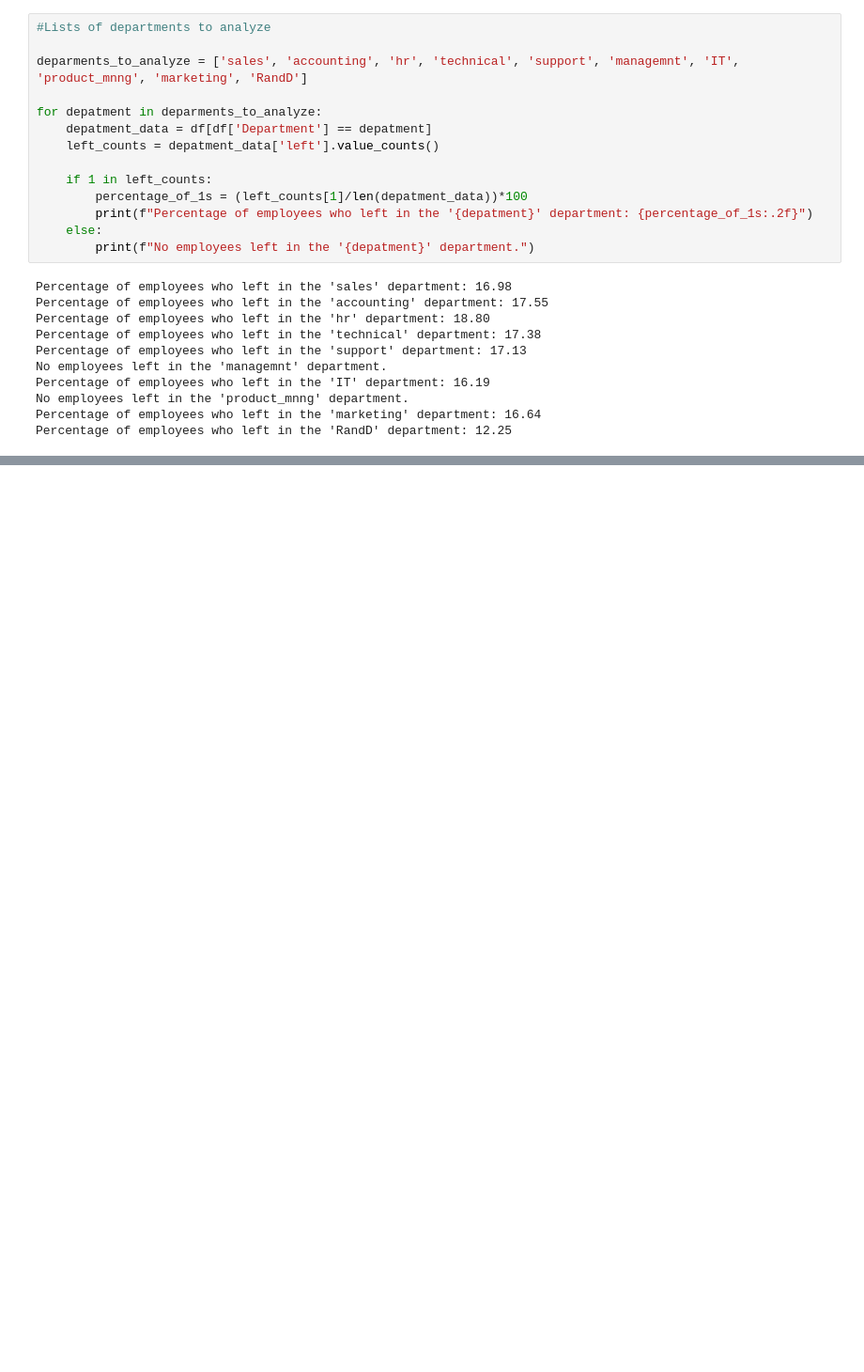
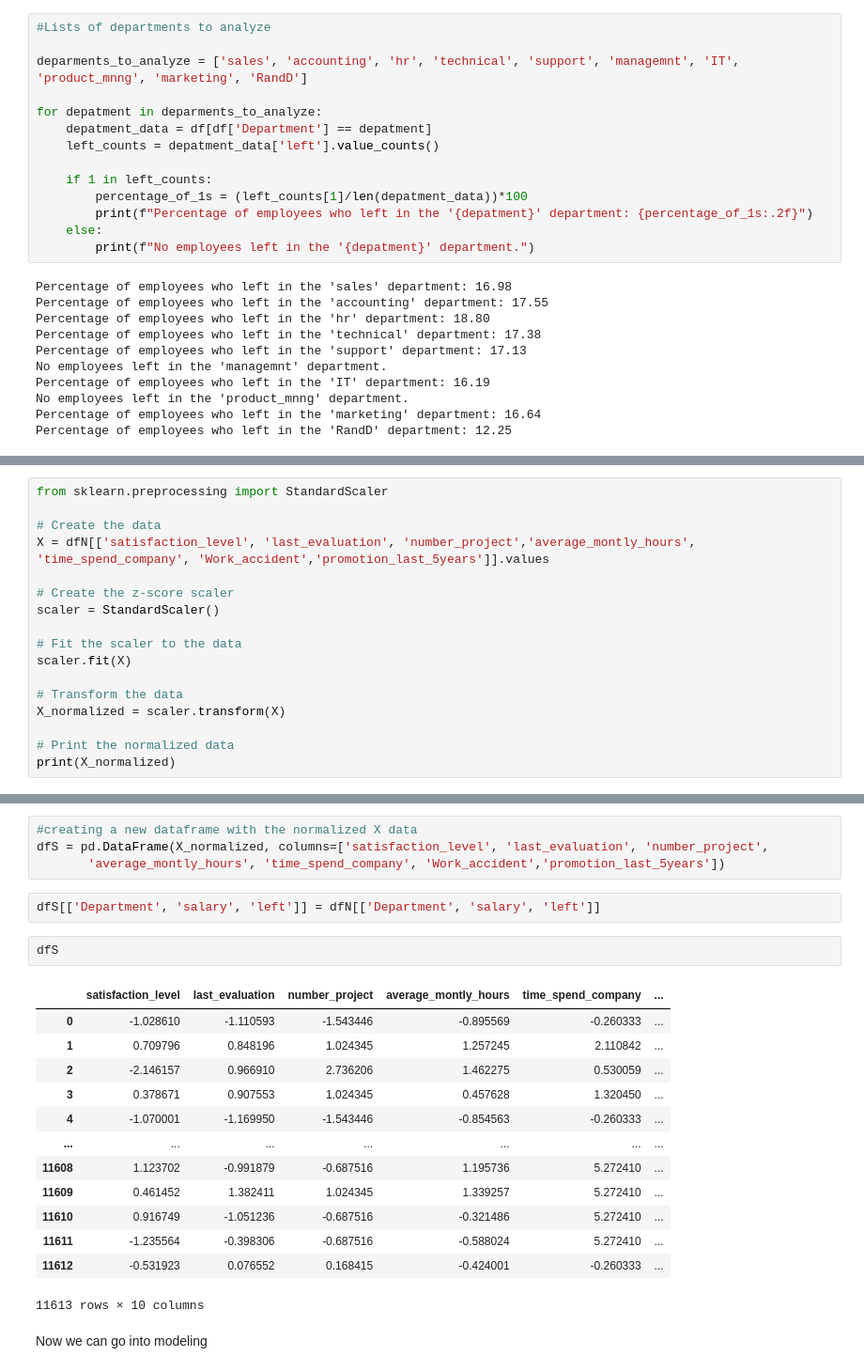
Before and after one commit to chuck-ankit/Python, a Jupyter notebook: Learning/08c_Logistic_Regression.ipynb, the cells around one changed output, grey strips where cells are left out. Shown at 94% size. Cells and saved outputs as stored; diff of their text form; blank space fills up the shorter version.

```diff
--- a/Learning/08c_Logistic_Regression.ipynb
+++ b/Learning/08c_Logistic_Regression.ipynb
@@ -221,0 +379,17 @@ From our analysis, it shows that more employees are leaving the 'HR' department
+# %%
+from sklearn.preprocessing import StandardScaler
+
+# Create the data
+X = dfN[['satisfaction_level', 'last_evaluation', 'number_project','average_montly_hours', 'time_spend_company', 'Work_accident','promotion_last_5years']].values
+
+# Create the z-score scaler
+scaler = StandardScaler()
+
+# Fit the scaler to the data
+scaler.fit(X)
+
+# Transform the data
+X_normalized = scaler.transform(X)
+
+# Print the normalized data
+print(X_normalized)
@@ -221,0 +410,24 @@ From our analysis, it shows that more employees are leaving the 'HR' department
+# %%
+#creating a new dataframe with the normalized X data
+dfS = pd.DataFrame(X_normalized, columns=['satisfaction_level', 'last_evaluation', 'number_project',
+       'average_montly_hours', 'time_spend_company', 'Work_accident','promotion_last_5years'])
+# %%
+dfS[['Department', 'salary', 'left']] = dfN[['Department', 'salary', 'left']]
+# %%
+dfS
+# %% [output]
+|  | satisfaction_level | last_evaluation | number_project | average_montly_hours | time_spend_company | ... |
+| 0 | -1.028610 | -1.110593 | -1.543446 | -0.895569 | -0.260333 | ... |
+| 1 | 0.709796 | 0.848196 | 1.024345 | 1.257245 | 2.110842 | ... |
+| 2 | -2.146157 | 0.966910 | 2.736206 | 1.462275 | 0.530059 | ... |
+| 3 | 0.378671 | 0.907553 | 1.024345 | 0.457628 | 1.320450 | ... |
+| 4 | -1.070001 | -1.169950 | -1.543446 | -0.854563 | -0.260333 | ... |
+| ... | ... | ... | ... | ... | ... | ... |
+| 11608 | 1.123702 | -0.991879 | -0.687516 | 1.195736 | 5.272410 | ... |
+| 11609 | 0.461452 | 1.382411 | 1.024345 | 1.339257 | 5.272410 | ... |
+| 11610 | 0.916749 | -1.051236 | -0.687516 | -0.321486 | 5.272410 | ... |
+| 11611 | -1.235564 | -0.398306 | -0.687516 | -0.588024 | 5.272410 | ... |
+| 11612 | -0.531923 | 0.076552 | 0.168415 | -0.424001 | -0.260333 | ... |
+11613 rows × 10 columns
+# %% [markdown]
+Now we can go into modeling
```
Also changed, not shown: parts of 30 cells of this notebook, 1 other file.
